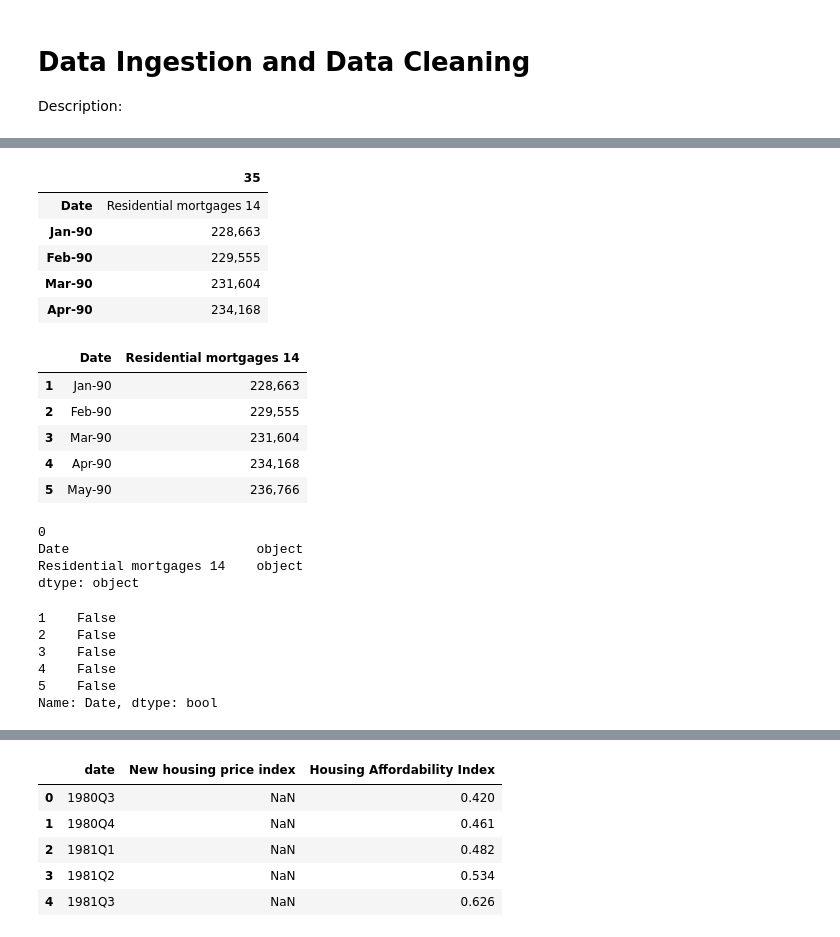
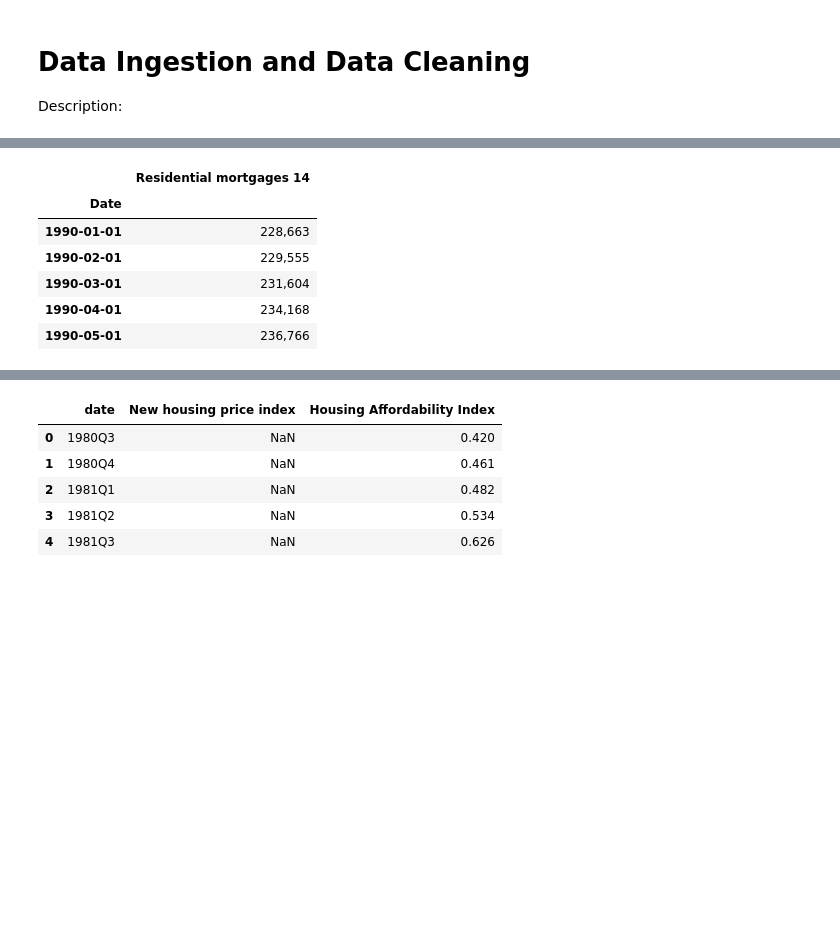
Before and after one commit to benjaminweymouth/Housing-Market-Forecasting-Time-Series-Analysis, a Jupyter notebook: Python Code/Qualitative_Multivariate Time Series.ipynb, the cells around one changed output, grey strips where cells are left out. Cells and saved outputs as stored; diff of their text form; code cells hidden in the pictures; blank space fills up the shorter version.

```diff
--- a/Python Code/Qualitative_Multivariate Time Series.ipynb
+++ b/Python Code/Qualitative_Multivariate Time Series.ipynb
@@ -47,6 +47,6 @@ df_chartered_bank_i.resample('1Q').mean().tail()
 # Data ingestion - reading the CSV in from Statistics Canada and the Bank of Canada
 # Credit liabilities of households.csv
 # Residential mortgages 9+
-df_Residential_mortgages = pd.read_csv('../Resources/Datasets/Credit liabilities of households.csv')
+df_Residential_mortgages = pd.read_csv('../Resources/Datasets/Credit liabilities of households date.csv')
 df_Residential_mortgages.head()
 # %% [output]
@@ -59,0 +63,3 @@ df_Residential_mortgages.head()
+# %%
+df_Residential_mortgages = df_Residential_mortgages.sort_values(by = 'Date')
+df_Residential_mortgages.head()
@@ -60,5 +74,7 @@ df_Residential_mortgages.head()
 # %%
 #transpose
-res_mortgage_transp = df_Residential_mortgages.T
-res_mortgage_transp.head()
+#res_mortgage_transp = df_Residential_mortgages.T
+#res_mortgage_transp.head()
+df_Residential_mortgages = df_Residential_mortgages.set_index('Date')
+df_Residential_mortgages.head()
 # %% [output]
@@ -72,51 +95,33 @@ res_mortgage_transp.head()
 # %%
 # Drop unwanted columns
-res_mortgage_transp = res_mortgage_transp.truncate(before='35', after='35', axis=1)
-res_mortgage_transp.head()
+df_Residential_mortgages = df_Residential_mortgages[['Residential mortgages 14']]
+df_Residential_mortgages.head()
 # %% [output]
-|  | 35 |
-| Date | Residential mortgages 14 |
-| Jan-90 | 228,663 |
-| Feb-90 | 229,555 |
-| Mar-90 | 231,604 |
-| Apr-90 | 234,168 |
+|  | Residential mortgages 14 |
+| Date |  |
+| 1990-01-01 | 228,663 |
+| 1990-02-01 | 229,555 |
+| 1990-03-01 | 231,604 |
+| 1990-04-01 | 234,168 |
+| 1990-05-01 | 236,766 |
 # %%
 # Reset index and change headers
-res_mortgage_transp = res_mortgage_transp.reset_index(drop=False)
-new_header = res_mortgage_transp.iloc[0] #grab the first row for the header
-res_mortgage_transp = res_mortgage_transp[1:] #take the data less the header row
-res_mortgage_transp.columns = new_header #set the header row as the dataframe header
-res_mortgage_transp.head()
+#res_mortgage_transp = res_mortgage_transp.reset_index(drop=False)
+#new_header = res_mortgage_transp.iloc[0] #grab the first row for the header
+#res_mortgage_transp = res_mortgage_transp[1:] #take the data less the header row
+#res_mortgage_transp.columns = new_header #set the header row as the dataframe header
+#res_mortgage_transp.head()
-# %% [output]
-|  | Date | Residential mortgages 14 |
-| 1 | Jan-90 | 228,663 |
-| 2 | Feb-90 | 229,555 |
-| 3 | Mar-90 | 231,604 |
-| 4 | Apr-90 | 234,168 |
-| 5 | May-90 | 236,766 |
 # %%
-res_mortgage_transp.dtypes
+#res_mortgage_transp.dtypes
-# %% [output]
-0
-Date                        object
-Residential mortgages 14    object
-dtype: object
 # %%
 #possible_formats = ['%b-y%', '%y-%b']
 #res_mortgage_transp['Date'] = pd.to_datetime(res_mortgage_transp['Date'], errors='coerce', format=fmt) for fmt in possible_formats
 #res_mortgage_transp['Date'] = res_mortgage_transp['Date'].dt.strftime('%m/%y')
 #res_mortgage_transp['Date'].tail()
-start_date = '01-Jan'
-end_date = '21-Sep'
+#start_date = '01-Jan'
+#end_date = '21-Sep'
 
-res_mortgage_transp_mask_1 = (res_mortgage_transp['Date'] > start_date) & (res_mortgage_transp['Date'] <= end_date)
-res_mortgage_transp_mask_1.head()
+#res_mortgage_transp_mask_1 = (res_mortgage_transp['Date'] > start_date) & (res_mortgage_transp['Date'] <= end_date)
+#res_mortgage_transp_mask_1.head()
-# %% [output]
-1    False
-2    False
-3    False
-4    False
-5    False
-Name: Date, dtype: bool
 # %%
 # Reset date column as index and rename main column
```
Also changed, not shown: parts of 9 cells of this notebook, 2 other files.
